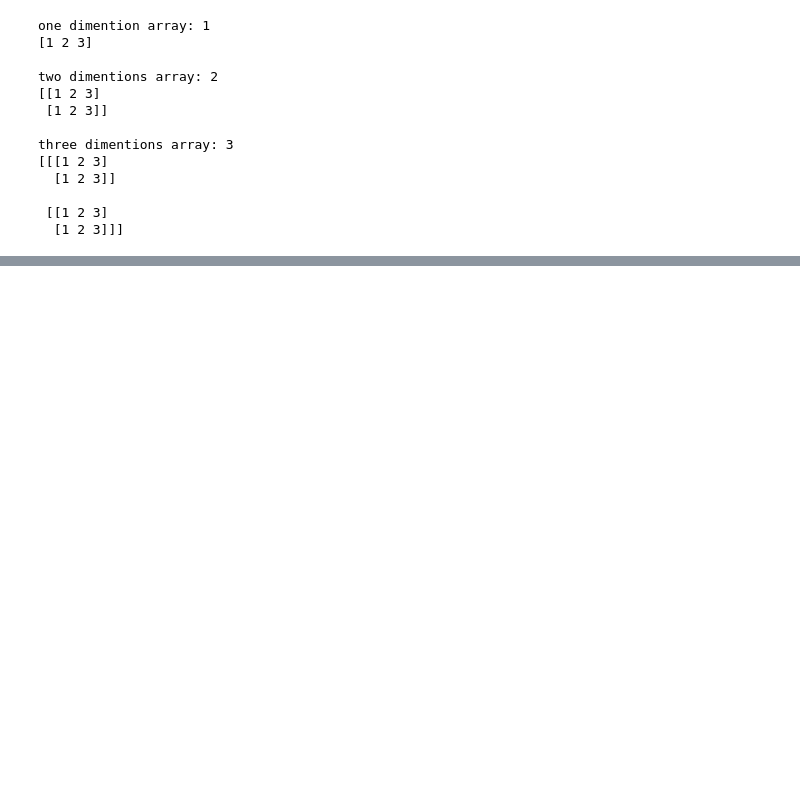
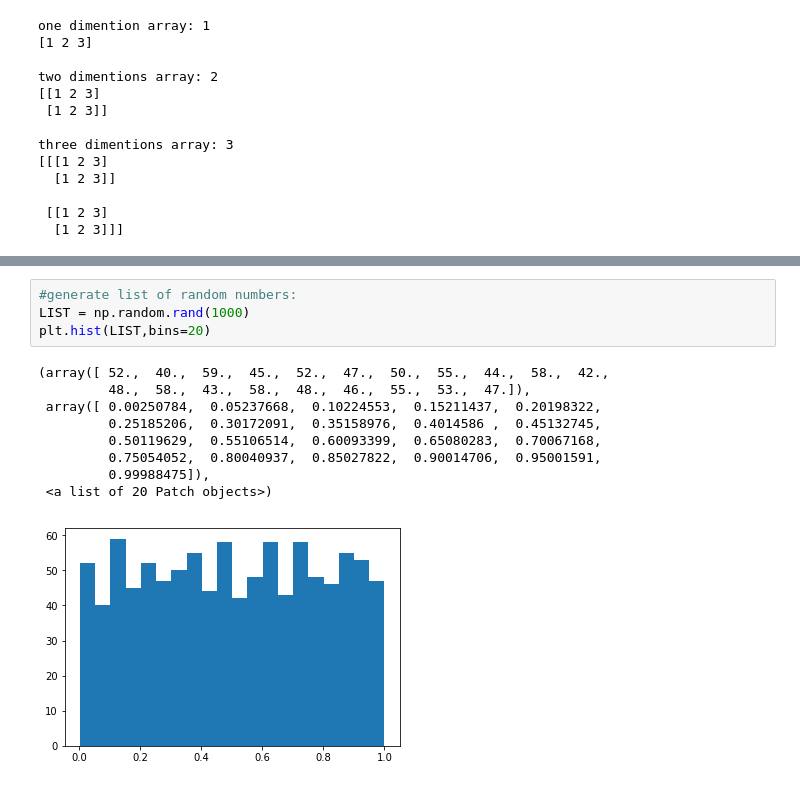
Before and after one commit to malik19921992/learning-python-notebook, a Jupyter notebook: python_Data_science_basic_libs.ipynb, the cells around one changed output, grey strips where cells are left out. Saved outputs shown, nothing was run; the diff lists cells and outputs as text; blank space fills up the shorter version.

```diff
--- a/python_Data_science_basic_libs.ipynb
+++ b/python_Data_science_basic_libs.ipynb
@@ -110,0 +145,14 @@ NameError: name 'd2' is not defined
+# %%
+#generate list of random numbers:
+LIST = np.random.rand(1000)
+plt.hist(LIST,bins=20)
+# %% [output]
+(array([ 52.,  40.,  59.,  45.,  52.,  47.,  50.,  55.,  44.,  58.,  42.,
+         48.,  58.,  43.,  58.,  48.,  46.,  55.,  53.,  47.]),
+ array([ 0.00250784,  0.05237668,  0.10224553,  0.15211437,  0.20198322,
+         0.25185206,  0.30172091,  0.35158976,  0.4014586 ,  0.45132745,
+         0.50119629,  0.55106514,  0.60093399,  0.65080283,  0.70067168,
+         0.75054052,  0.80040937,  0.85027822,  0.90014706,  0.95001591,
+         0.99988475]),
+ <a list of 20 Patch objects>)
+[figure, added]
```
Also changed, not shown: parts of 38 cells of this notebook.
